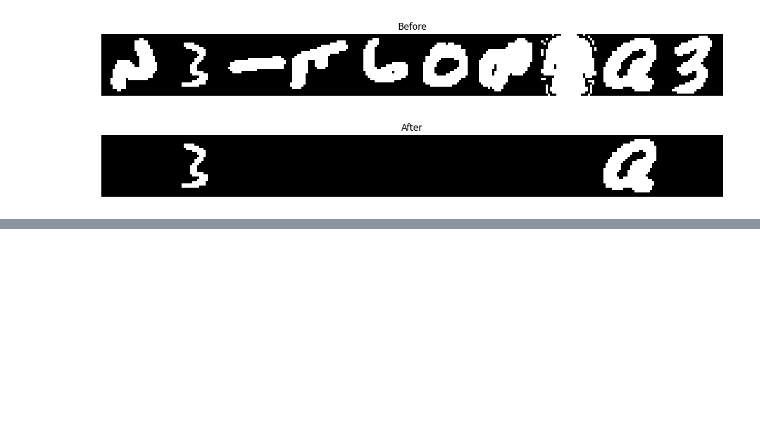
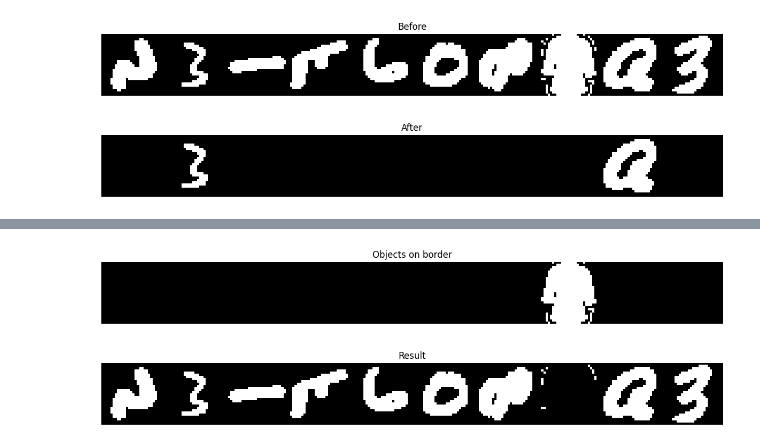
Before and after one commit to SimeonHristov99/morphological_reconstruction, a Jupyter notebook: morphological_reconstruction.ipynb, the cells around one changed output, grey strips where cells are left out. Saved outputs shown, nothing was run; the diff lists cells and outputs as text; code cells hidden in the pictures; blank space fills up the shorter version.

```diff
--- a/morphological_reconstruction.ipynb
+++ b/morphological_reconstruction.ipynb
@@ -399,0 +423,10 @@ np.savetxt("end.txt", res, fmt='%d', delimiter='')
+# %%
+res = morphological_reconstruction_dilation(mask, marker)
+print_batch(res, 'Objects on border')
+# %% [output]
+[figure, added]
+# %%
+res = mask - res
+print_batch(res, 'Result')
+# %% [output]
+[figure, added]
```
Also changed, not shown: parts of 8 cells of this notebook, 2 other files.
